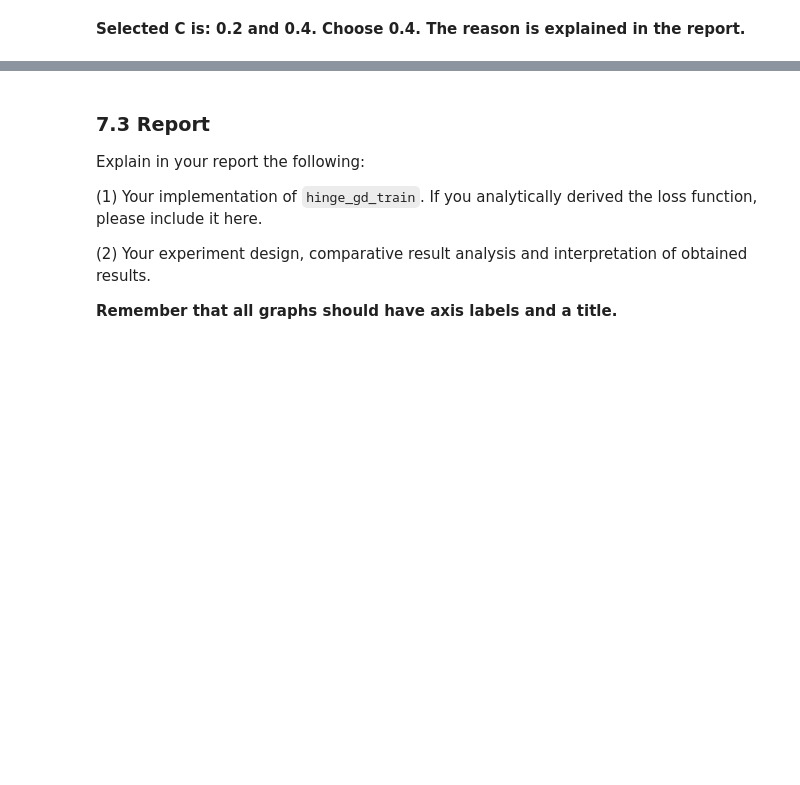
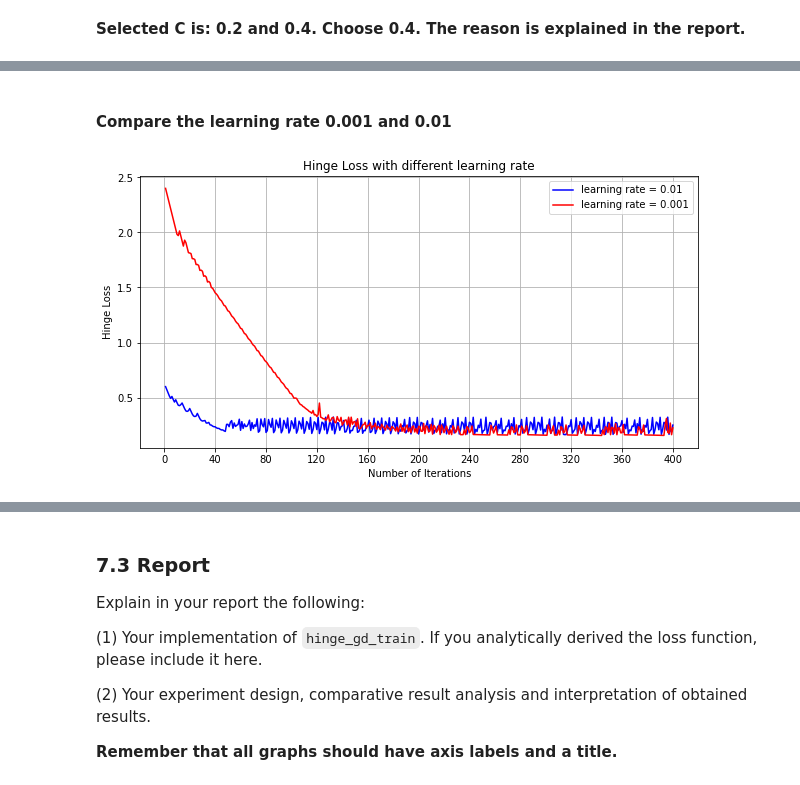
Before and after one commit to ZyWang7/Face-Recognition, a Jupyter notebook: 24112-Lab2-S-Practice2.ipynb, the cells around one changed output, grey strips where cells are left out. Drawn from its saved outputs; the diff is of its cells as text; code cells hidden in the pictures; blank space fills up the shorter version.

```diff
--- a/24112-Lab2-S-Practice2.ipynb
+++ b/24112-Lab2-S-Practice2.ipynb
@@ -883,0 +905,17 @@ evaluate(N, learn_rate, tr_1_30_data, tr_1_30_label, te_1_30_data, te_1_30_label
+# %% [markdown]
+#### Compare the learning rate 0.001 and 0.01
+# %%
+x = np.array(list(range(1, N+1)))
+
+plt.figure(figsize=(10,5))
+plt.plot(x, c2,label="learning rate = 0.01", color='blue')
+plt.plot(x, c1,label="learning rate = 0.001", color='red')
+plt.xlabel("Number of Iterations")
+plt.ylabel("Hinge Loss")
+plt.title("Hinge Loss with different learning rate")
+plt.xticks(np.arange(start=0, stop=N+1, step=N//10))
+plt.legend()
+plt.grid()
+plt.show()
+# %% [output]
+[figure, added]
```
Also changed, not shown: parts of 17 cells of this notebook.
